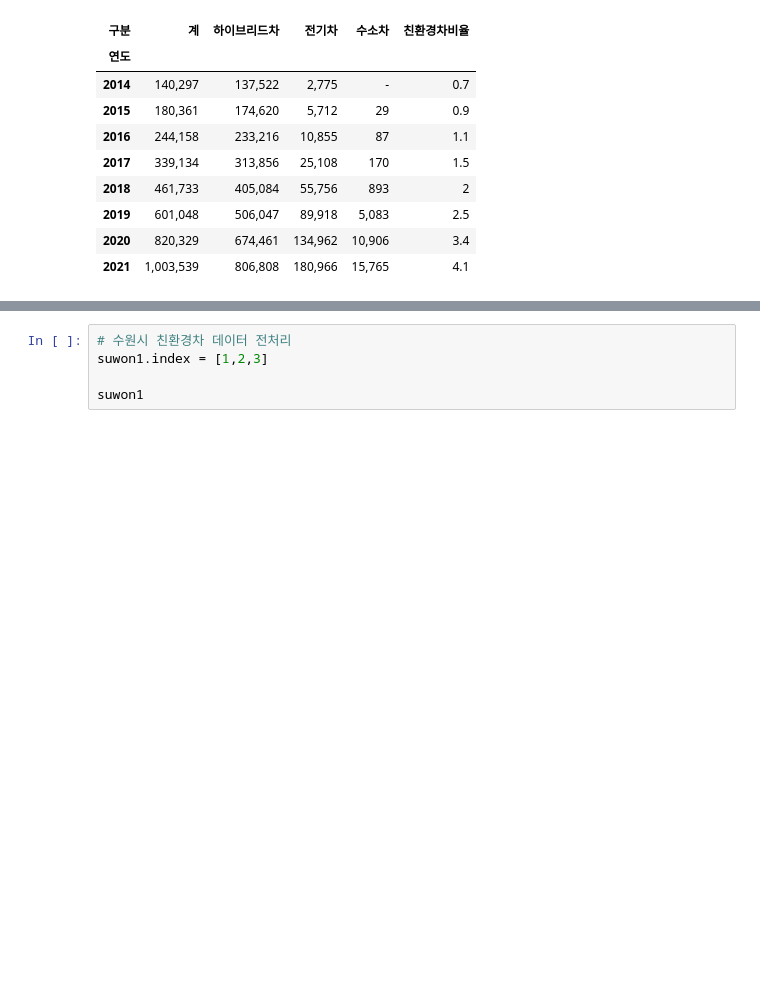
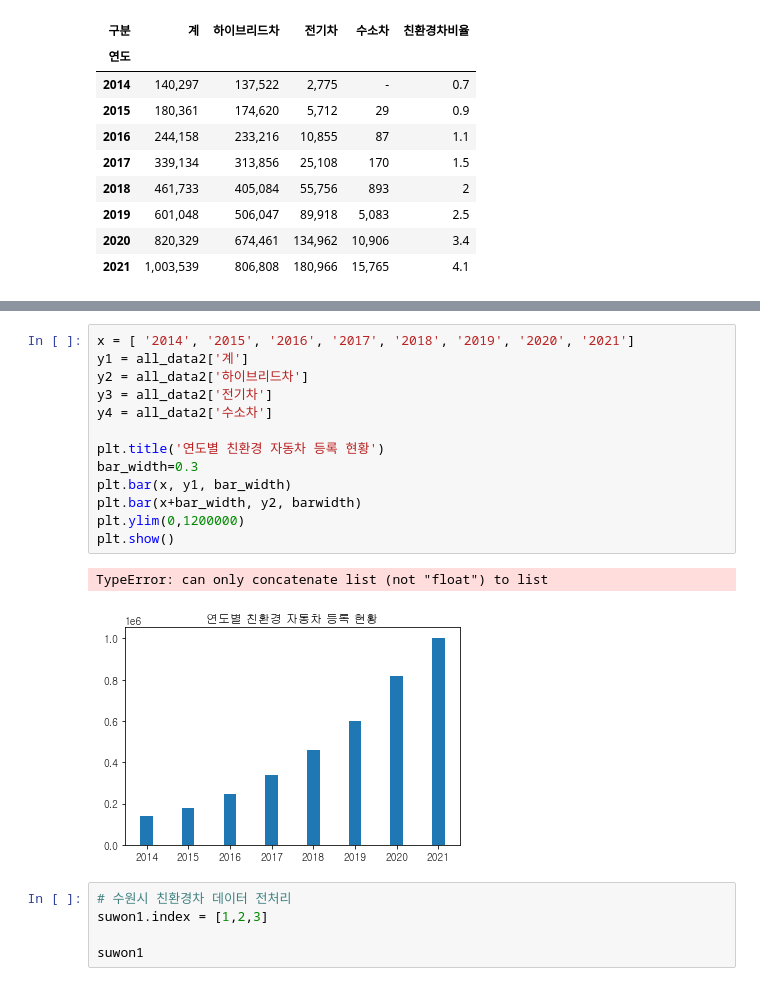
Before and after one commit to kwonkai/juno1412, a Jupyter notebook: 수원 전기차 충전소/data.ipynb, the cells around one changed output, grey strips where cells are left out. Drawn from its saved outputs; the diff is of its cells as text; blank space fills up the shorter version.

```diff
--- a/수원 전기차 충전소/data.ipynb
+++ b/수원 전기차 충전소/data.ipynb
@@ -85,3 +162,19 @@ plt.show()
+# %%
+x = [ '2014', '2015', '2016', '2017', '2018', '2019', '2020', '2021']
+y1 = all_data2['계']
+y2 = all_data2['하이브리드차']
+y3 = all_data2['전기차']
+y4 = all_data2['수소차']
+
+plt.title('연도별 친환경 자동차 등록 현황')
+bar_width=0.3
+plt.bar(x, y1, bar_width)
+plt.bar(x+bar_width, y2, barwidth)
+plt.ylim(0,1200000)
+plt.show()
+# %% [output]
+TypeError: can only concatenate list (not "float") to list
+[figure, added]
 # %%
 # 수원시 친환경차 데이터 전처리
 suwon1.index = [1,2,3]
```
Also changed, not shown: parts of 12 cells of this notebook.
